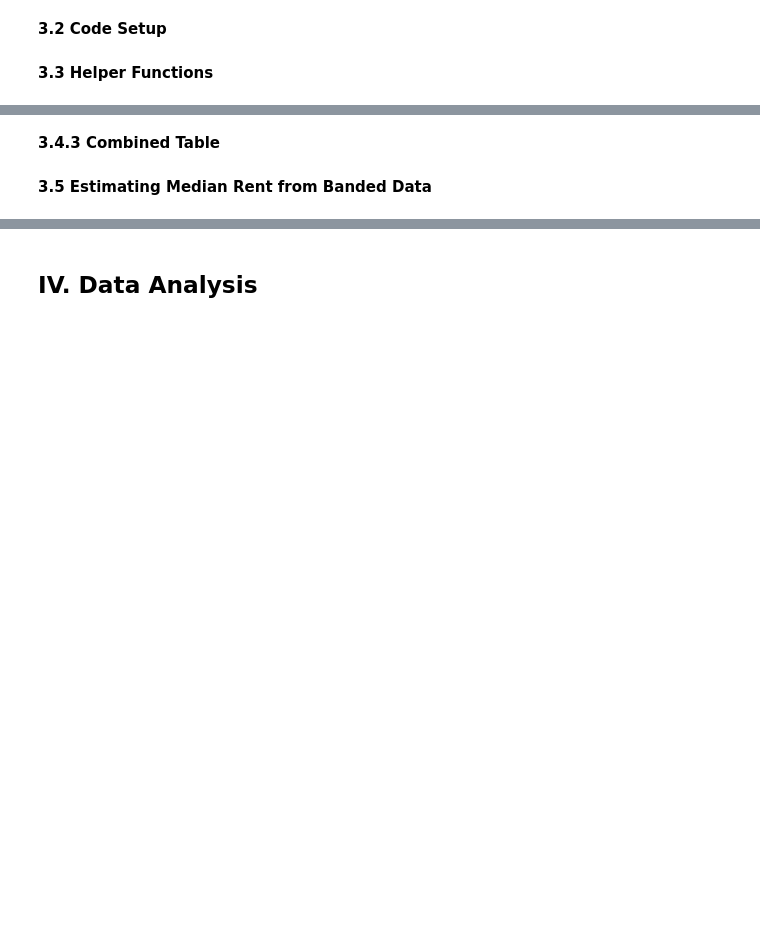
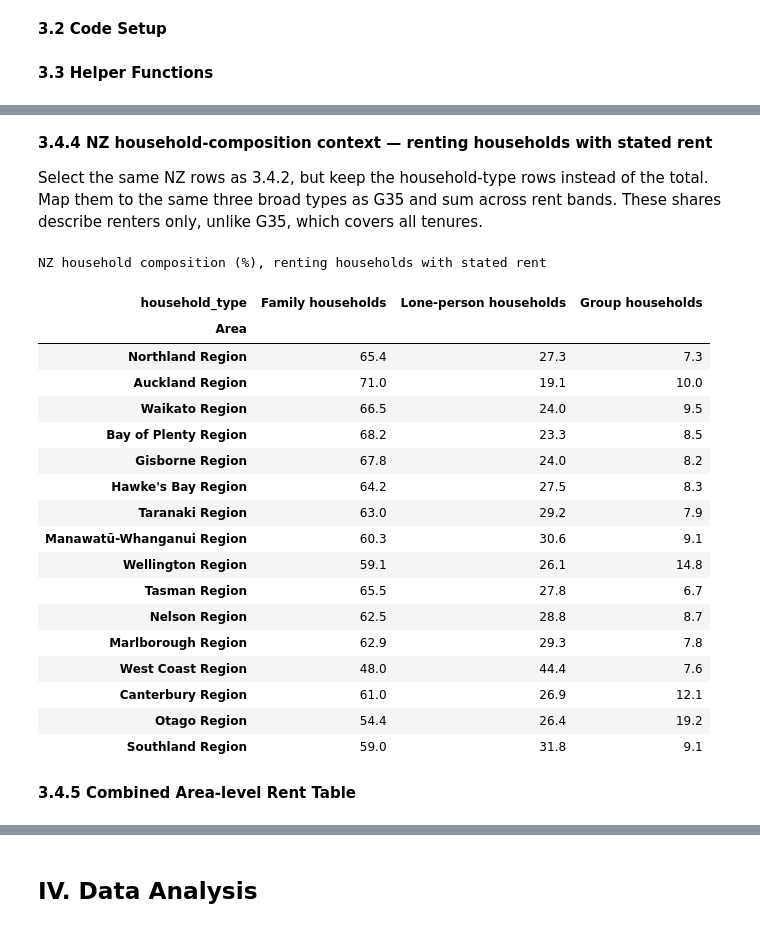
Before and after one commit to Xeropyt/household_census, a Jupyter notebook: CITS2402-Project-25106808-24201847-24243009.ipynb, the cells around one changed output, grey strips where cells are left out. Drawn from its saved outputs; the diff is of its cells as text; code cells hidden in the pictures; blank space fills up the shorter version.

```diff
--- a/CITS2402-Project-25106808-24201847-24243009.ipynb
+++ b/CITS2402-Project-25106808-24201847-24243009.ipynb
@@ -286,2 +306,54 @@ display(nz_rent.head())
+# %% [markdown]
+**3.4.4 NZ household-composition context — renting households with stated rent**
+
+Select the same NZ rows as 3.4.2, but keep the household-type rows instead of the total. Map them to the same three broad types as G35 and sum across rent bands. These shares describe renters only, unlike G35, which covers all tenures.
+# %%
+# Map NZ's raw household-composition labels to the same three broad types as G35
+NZ_HOUSEHOLD_TYPES = {
+    "One-family household (with or without other people)": "Family households",
+    "Two-family household (with or without other people)": "Family households",
+    "Three or more family household (with or without other people)": "Family households",
+    "One-person household": "Lone-person households",
+    "Other multi-person household": "Group households",
+}
+HOUSEHOLD_TYPES = ["Family households", "Lone-person households", "Group households"]
+
+# Same selection as 3.4.2, but keeping the household-type rows instead of the total
+nz_types = nz_raw[
+    (nz_raw["Census year"] == 2023) &
+    nz_raw["Area"].isin(NZ_AREAS) &
+    (nz_raw["Total household income"] == "Total - total household income") &
+    nz_raw["Weekly rent paid by household"].isin(NZ_RENT_BANDS) &
+    nz_raw["Household composition"].isin(NZ_HOUSEHOLD_TYPES)
+].copy()
+assert nz_types["OBS_STATUS"].ne("c").all(), "Confidential NZ household-type count."
+nz_types["household_type"] = nz_types["Household composition"].map(NZ_HOUSEHOLD_TYPES)
+
+# pivot_table() sums the rent bands (and the three family types) for each area
+nz_household_counts = nz_types.pivot_table(index="Area", columns="household_type",
+                                           values="OBS_VALUE", aggfunc="sum").reindex(NZ_AREAS)
+nz_household_percentages = 100 * nz_household_counts.div(nz_household_counts.sum(axis=1), axis=0)
+print("NZ household composition (%), renting households with stated rent")
+display(nz_household_percentages[HOUSEHOLD_TYPES].round(1))
+# %% [output]
+NZ household composition (%), renting households with stated rent
+| household_type | Family households | Lone-person households | Group households |
+| Area |  |  |  |
+| Northland Region | 65.4 | 27.3 | 7.3 |
+| Auckland Region | 71.0 | 19.1 | 10.0 |
+| Waikato Region | 66.5 | 24.0 | 9.5 |
+| Bay of Plenty Region | 68.2 | 23.3 | 8.5 |
+| Gisborne Region | 67.8 | 24.0 | 8.2 |
+| Hawke's Bay Region | 64.2 | 27.5 | 8.3 |
+| Taranaki Region | 63.0 | 29.2 | 7.9 |
+| Manawatū-Whanganui Region | 60.3 | 30.6 | 9.1 |
+| Wellington Region | 59.1 | 26.1 | 14.8 |
+| Tasman Region | 65.5 | 27.8 | 6.7 |
+| Nelson Region | 62.5 | 28.8 | 8.7 |
+| Marlborough Region | 62.9 | 29.3 | 7.8 |
+| West Coast Region | 48.0 | 44.4 | 7.6 |
+| Canterbury Region | 61.0 | 26.9 | 12.1 |
+| Otago Region | 54.4 | 26.4 | 19.2 |
+| Southland Region | 59.0 | 31.8 | 9.1 |
 # %% [markdown]
-**3.4.3 Combined Table**
+**3.4.5 Combined Area-level Rent Table**
@@ -290,2 +359,0 @@ rent = pd.concat([au_rent, nz_rent], ignore_index=True)
-# %% [markdown]
-**3.5 Estimating Median Rent from Banded Data**
```
Also changed, not shown: parts of 56 cells of this notebook.
